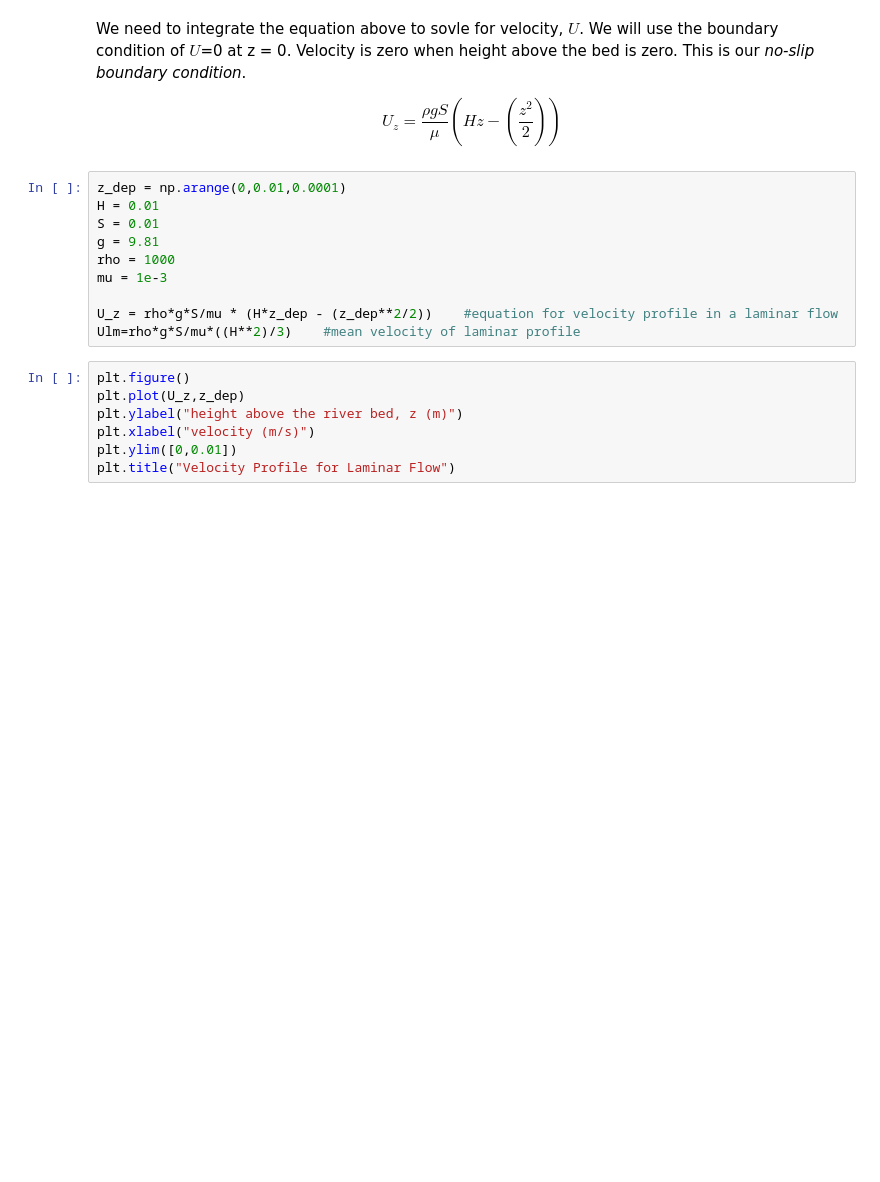
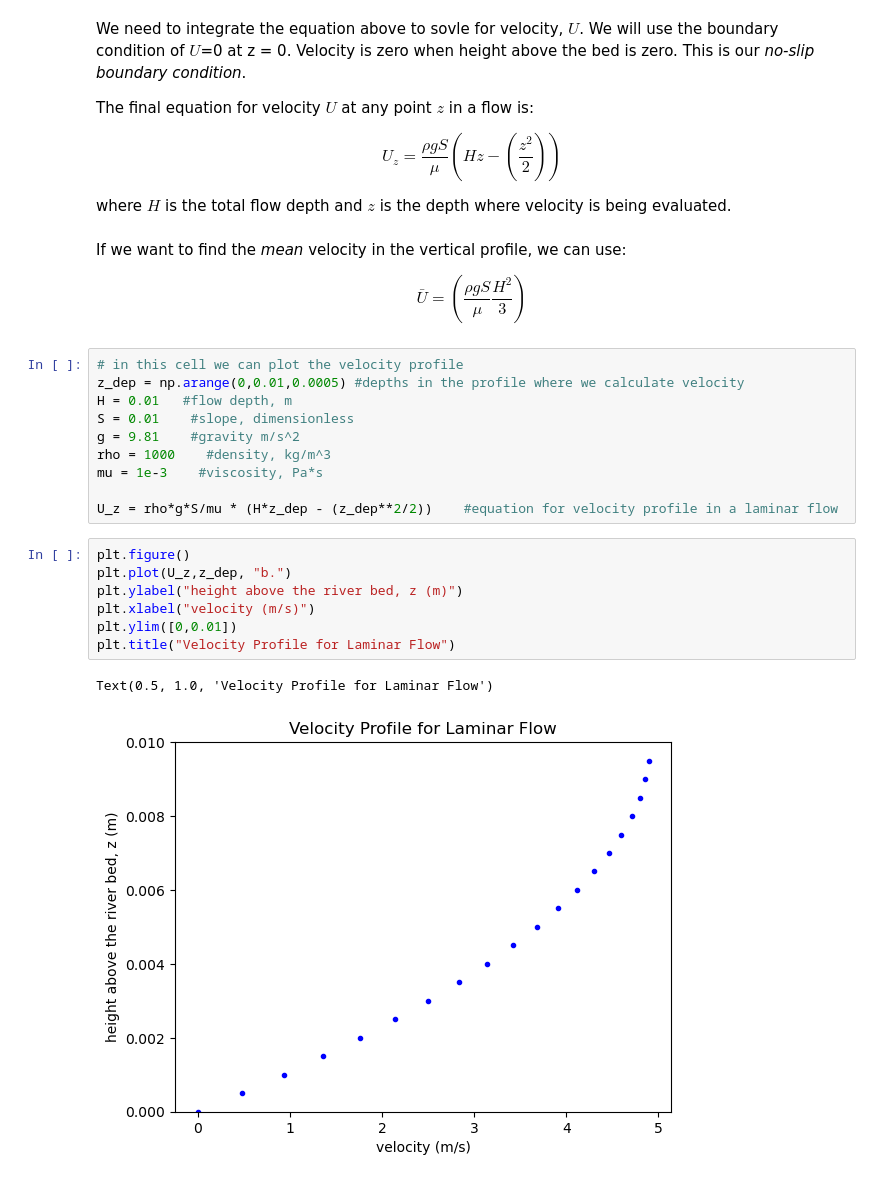
Before and after one commit to alangston/teaching_notebooks, a Jupyter notebook: shearstress_velocityprof/shear_stress_laminar_profile.ipynb, the cells around one changed output. Drawn from its saved outputs; the diff is of its cells as text; blank space fills up the shorter version.

```diff
--- a/shearstress_velocityprof/shear_stress_laminar_profile.ipynb
+++ b/shearstress_velocityprof/shear_stress_laminar_profile.ipynb
@@ -122,23 +218,36 @@ In the equation above, on the left hand side, we have $\frac{dU}{dz}$, or veloci
 # %% [markdown]
 We need to integrate the equation above to sovle for velocity, $U$. We will use the boundary condition of $U$=0 at z = 0. Velocity is zero when height above the bed is zero. This is our *no-slip boundary condition*.
 
+The final equation for velocity $U$ at any point $z$ in a flow is:
+
 \begin{equation}
-U_z = \frac{\rho g S}{\mu} (H z - (\frac{z^2}{2}))
+U_z = \frac{\rho g S}{\mu} \left(H z - \left(\frac{z^2}{2}\right)\right)
 \end{equation}
+
+where $H$ is the total flow depth and $z$ is the depth where velocity is being evaluated.
+# %% [markdown]
+If we want to find the *mean* velocity in the vertical profile, we can use:
+
+\begin{equation}
+\bar U = \left (\frac{\rho g S}{\mu}\frac{H^2}{3} \right)
+\end{equation}
 # %%
-z_dep = np.arange(0,0.01,0.0001)
-H = 0.01
-S = 0.01
-g = 9.81
-rho = 1000
-mu = 1e-3
+# in this cell we can plot the velocity profile
+z_dep = np.arange(0,0.01,0.0005) #depths in the profile where we calculate velocity
+H = 0.01   #flow depth, m
+S = 0.01    #slope, dimensionless
+g = 9.81    #gravity m/s^2
+rho = 1000    #density, kg/m^3
+mu = 1e-3    #viscosity, Pa*s
 
 U_z = rho*g*S/mu * (H*z_dep - (z_dep**2/2))    #equation for velocity profile in a laminar flow
-Ulm=rho*g*S/mu*((H**2)/3)    #mean velocity of laminar profile
 # %%
 plt.figure()
-plt.plot(U_z,z_dep)
+plt.plot(U_z,z_dep, "b.")
 plt.ylabel("height above the river bed, z (m)")
 plt.xlabel("velocity (m/s)")
 plt.ylim([0,0.01])
 plt.title("Velocity Profile for Laminar Flow")
+# %% [output]
+Text(0.5, 1.0, 'Velocity Profile for Laminar Flow')
+[figure, added]
```
Also changed, not shown: parts of 20 cells of this notebook, 4 other files.
